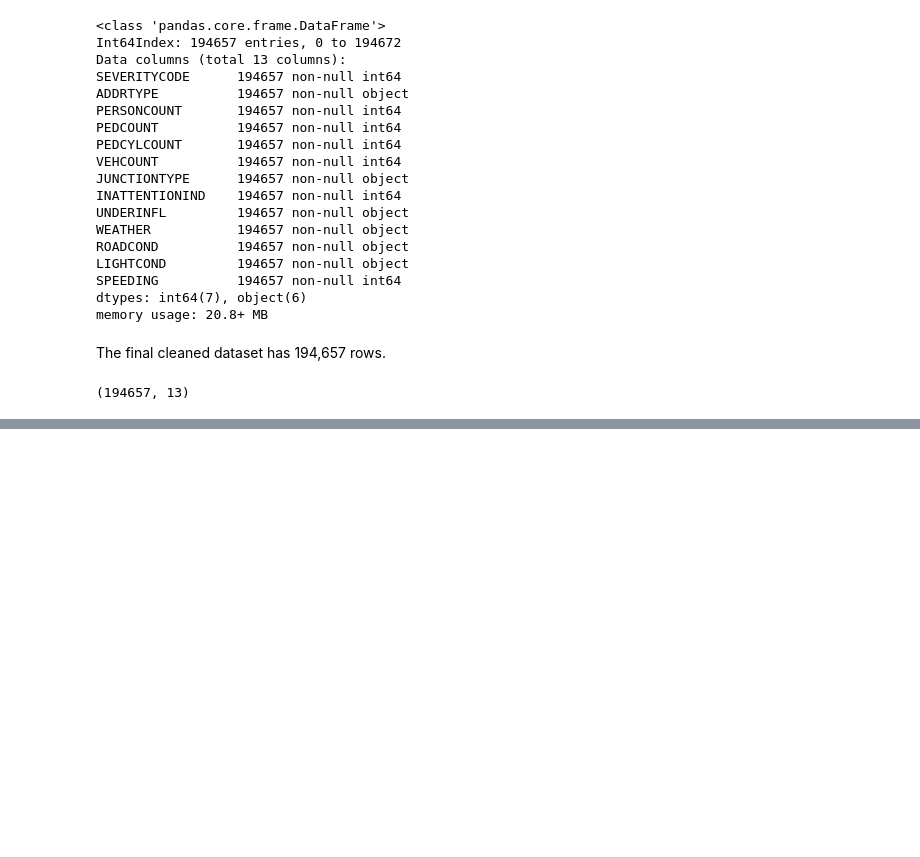
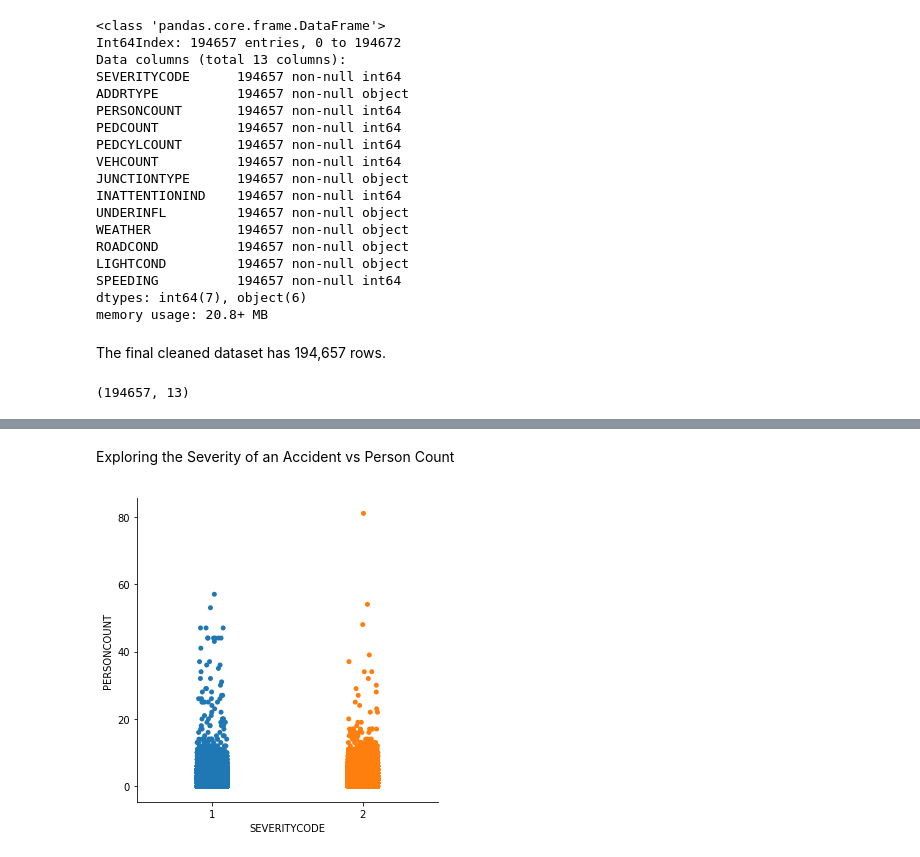
Before and after one commit to olsonc1056/Coursera_Capstone, a Jupyter notebook: Capstone Project.ipynb, the cells around one changed output, grey strips where cells are left out. Saved outputs shown, nothing was run; the diff lists cells and outputs as text; code cells hidden in the pictures; blank space fills up the shorter version.

```diff
--- a/Capstone Project.ipynb
+++ b/Capstone Project.ipynb
@@ -593,0 +677,6 @@ df_3.shape
+# %% [markdown]
+Exploring the Severity of an Accident vs Person Count
+# %%
+ax3 = sns.catplot(x = 'SEVERITYCODE', y = 'PERSONCOUNT',  data = df_3)
+# %% [output]
+[figure, added]
```
Also changed, not shown: parts of 91 cells of this notebook.
